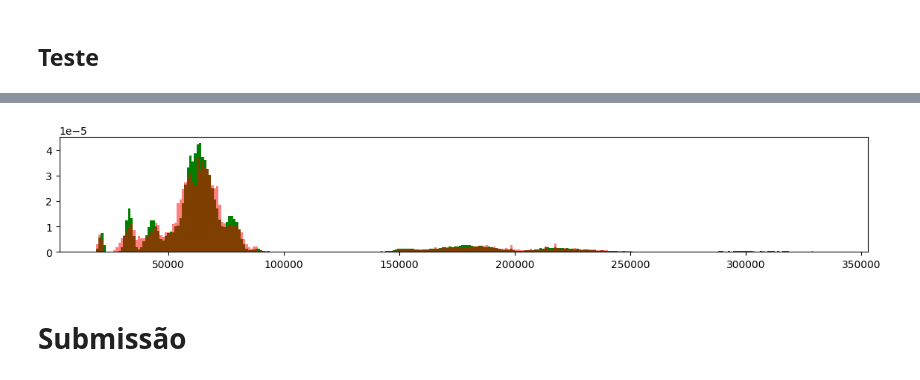
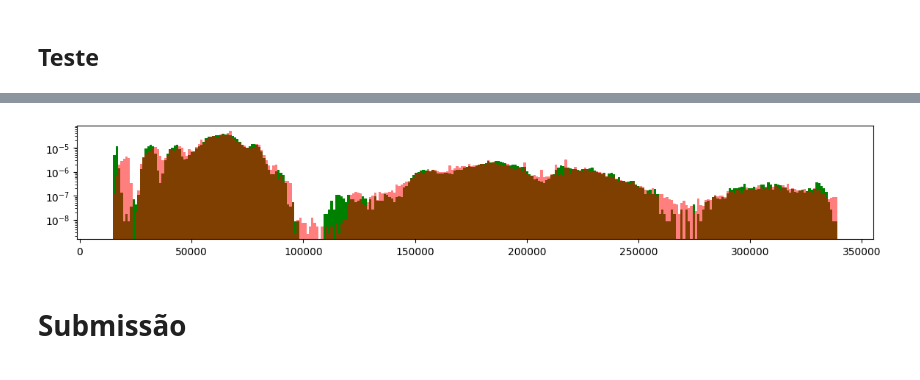
Before and after one commit to PRC-Data-Challenge-2024/team_tiny_rainbow, a Jupyter notebook: mlp.ipynb, the cells around one changed output, grey strips where cells are left out. Saved outputs shown, nothing was run; the diff lists cells and outputs as text; code cells hidden in the pictures.

```diff
--- a/mlp.ipynb
+++ b/mlp.ipynb
@@ -39,2 +55,3 @@ dls = to.dataloaders(bs=64)
 # %%
-learn = tabular_learner(dls, metrics=accuracy)
+rmse.func = lambda x, y: torch.sqrt(F.mse_loss(x, y)) * (dmax - dmin)
+learn = tabular_learner(dls, y_range=(df.tow.min(), df.tow.max()), metrics=rmse)
@@ -41,3 +64,5 @@ learn = tabular_learner(dls, metrics=accuracy)
 # %%
-learn.fit_one_cycle(10)
+learn.fit_one_cycle(20, lr_max=0.005, cbs=[
+        EarlyStoppingCallback(monitor='valid_loss', min_delta=0, patience=6),
+        SaveModelCallback(monitor='valid_loss', fname='mlp_v8_default')])
 # %% [output]
@@ -54,0 +93,3 @@ learn.fit_one_cycle(10)
+# %%
+learn.load('mlp_v8_default')
+learn.validate()
@@ -67,18 +132,18 @@ diff_valida.mean(), diff_valida.std()
 # %% [markdown]
 ## Teste
 # %%
-df_test, _, _ = load('submission_set.csv')
+df_test = pd.read_csv('data/submission_set_updated_v8.csv').replace([np.inf, -np.inf], np.nan)
 dl_test = learn.dls.test_dl(df_test)
 preds, _ = learn.get_preds(dl=dl_test)
-valores = (preds*std+mean).numpy()
+valores = preds.numpy()*(dmax-dmin)+dmin
 # %% [output]
 [interactive output not drawn]
 # %%
 plt.figure(figsize=(14, 2))
-nums, bins, f = plt.hist(valores, bins=300, density=True, color='g')
-plt.hist(df['tow']*std+mean, bins=bins, alpha=0.5, color='r', density=True);
+nums, bins, f = plt.hist(valores, bins=300, density=True, color='g', log=True)
+plt.hist(df['tow']*(dmax-dmin)+dmin, bins=bins, alpha=0.5, color='r', density=True, log=True);
 # %% [output]
-[figure, old version]
+[figure, new version]
 # %% [markdown]
 # Submissão
 # %%
```
Also changed, not shown: parts of 12 cells of this notebook, 2 other files.
